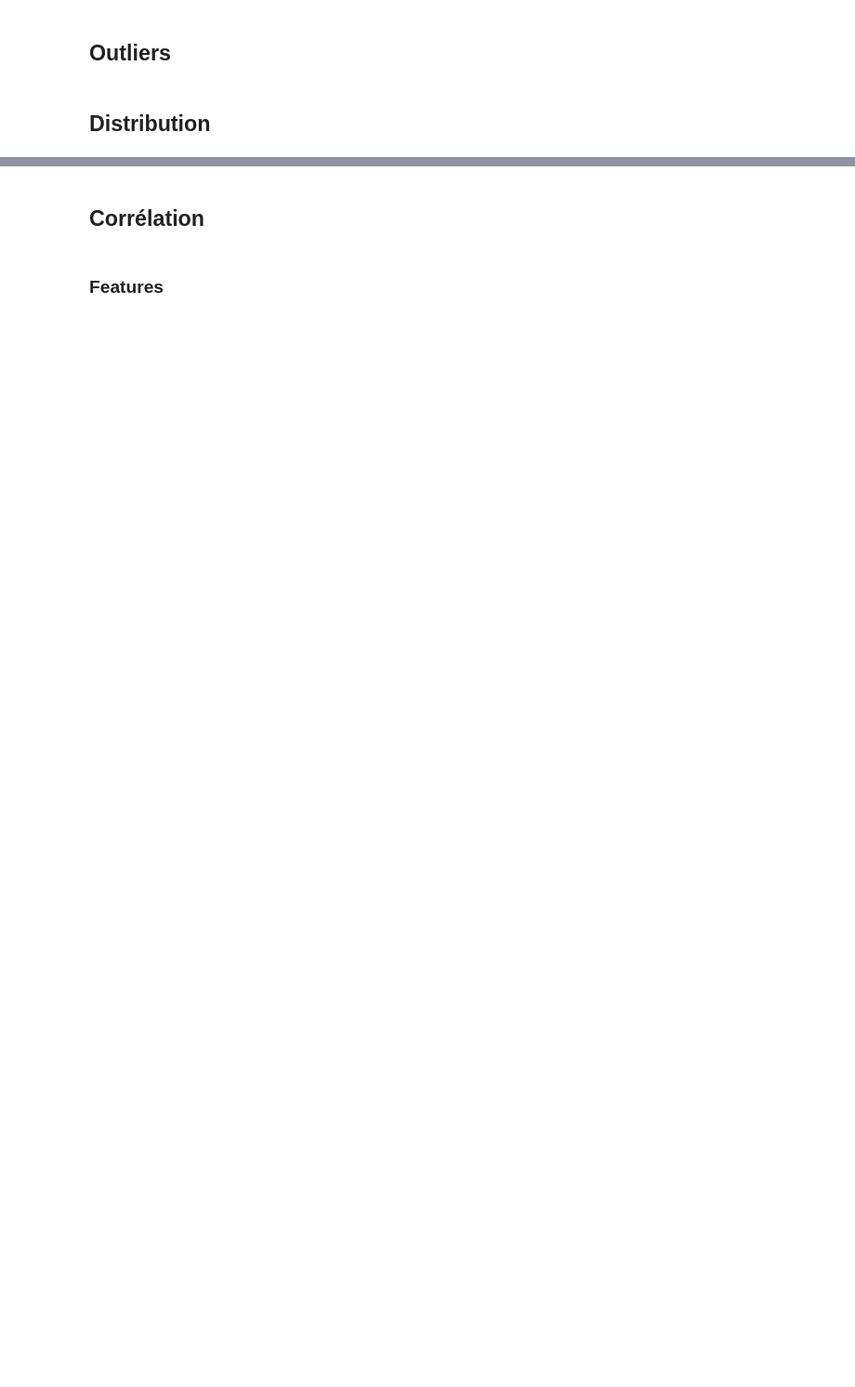
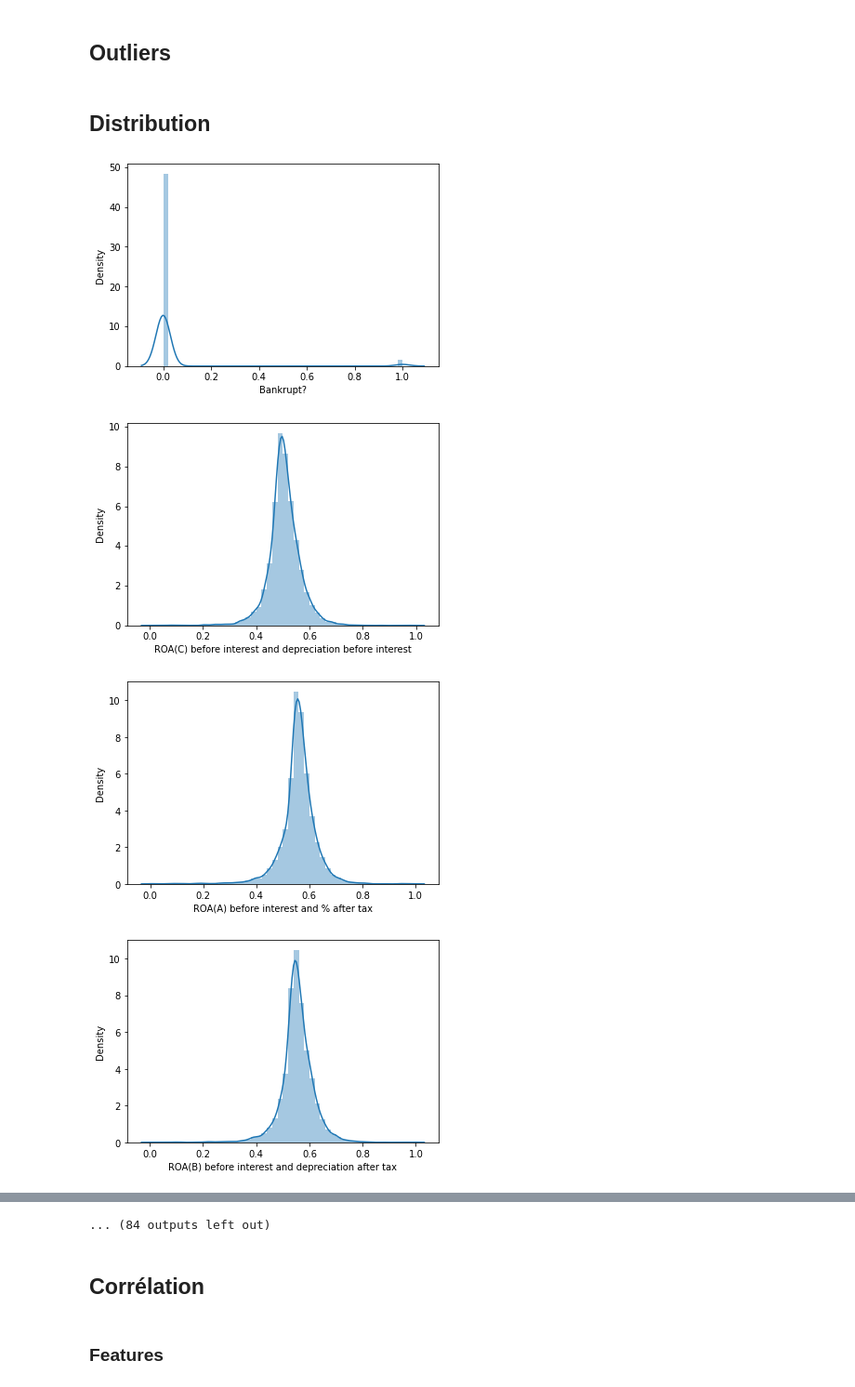
Before and after one commit to Clmntc/faillites_entreprises, a Jupyter notebook: Notebook_EDA.ipynb, the cells around one changed output, grey strips where cells are left out. Shown at 93% size. Cells and saved outputs as stored; diff of their text form; code cells hidden in the pictures; blank space fills up the shorter version.

```diff
--- a/Notebook_EDA.ipynb
+++ b/Notebook_EDA.ipynb
@@ -82,3 +89,25 @@ See Full Dataframe in Mito
 ## Outliers
 # %% [markdown]
 ## Distribution
+# %%
+# Distribution gaussienne pour toutes les features (RAS)
+# Operating Profit Rate / Operating Expense Rate (beaucoup de zero)
+
+# df['Net Income Flag'].value_counts() = Il n'y a que des 1 / drop
+
+# Liability-Assets Flag = 0.14 de corrélation / 8 valeur en 1 dont 6 qui influence bankrupt en 1 / On laisse la colonne pour l'instant
+# df_new = df[(df['Interest-bearing debt interest rate']>0.01) & (df['Liability-Assets Flag']<0.99)]
+# df_new = df
+# print(df_new['Liability-Assets Flag'].value_counts())
+# print(df_new['Bankrupt?'].value_counts())
+# print(df_new.shape)
+
+
+for col in df:
+    plt.figure()
+    sns.distplot(df[col], kde=True)
+# %% [output]
+[figure, added]
+[figure, added]
+[figure, added]
+[figure, added]
@@ -85,3 +122,4 @@ See Full Dataframe in Mito
+... (84 outputs left out)
 # %% [markdown]
 ## Corrélation
 # %% [markdown]
```
Also changed, not shown: parts of 16 cells of this notebook.
